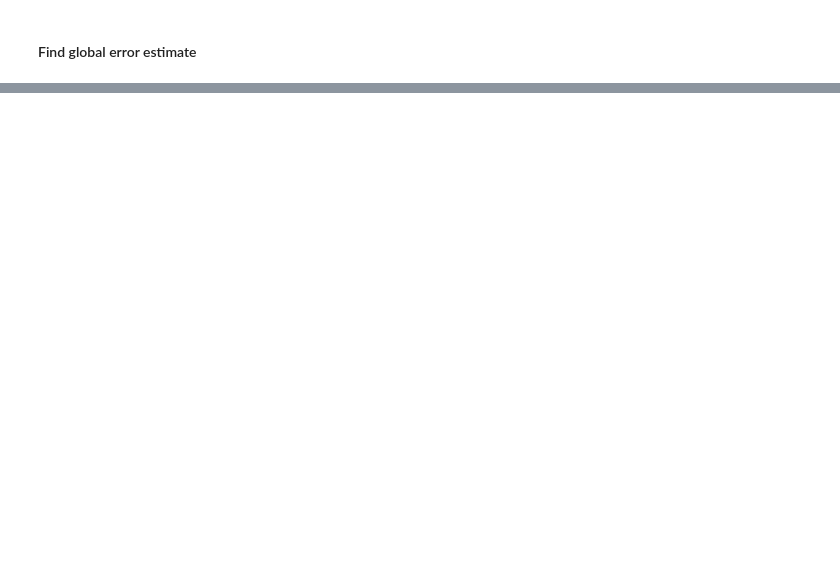
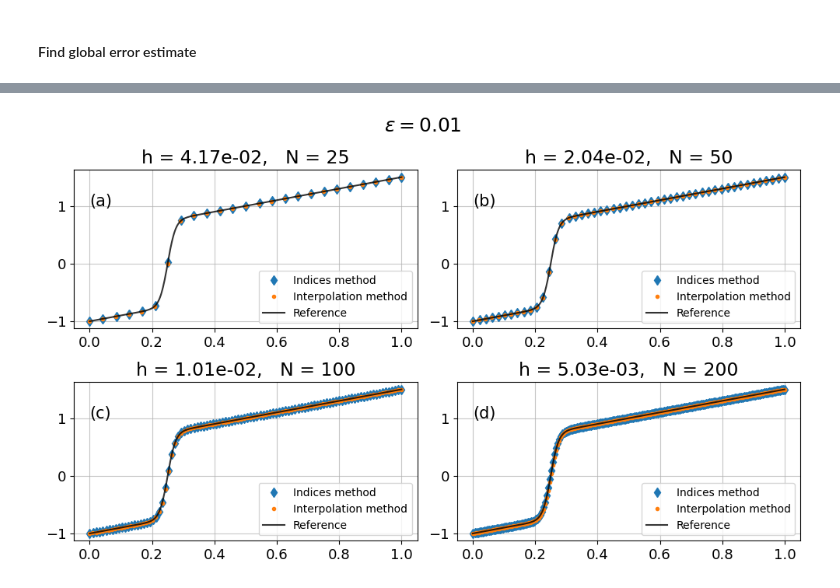
Before and after one commit to BastianValhoj/02687, a Jupyter notebook: assignment1/exercise2.ipynb, the cells around one changed output, grey strips where cells are left out. Drawn from its saved outputs; the diff is of its cells as text; code cells hidden in the pictures; blank space fills up the shorter version.

```diff
--- a/assignment1/exercise2.ipynb
+++ b/assignment1/exercise2.ipynb
@@ -498,0 +516,16 @@ ValueError: operands could not be broadcast together with shapes (50,) (600,)
+# %%
+# Comparing the methods above
+fig, ax = plt.subplots(2,2, figsize=(10,6))
+ax = ax.flatten()
+for i, (h, ts_h, u_h) in enumerate(solutions[:-1]):
+    u_interp = np.interp(ts_h, ts_ref, u_ref)
+    indices = np.searchsorted(ts_ref, ts_h)
+    ax[i].plot(ts_ref[indices], u_ref[indices], "d", label="Indices method")
+    ax[i].plot(ts_h, u_interp, ".", label="Interpolation method")
+    ax[i].plot(ts_ref, u_ref, "k-", label="Reference", alpha=0.8)
+    plot_params(ax[i], subfig_label=LABELS[i], label=f"{h = :.2e},   N = {len(ts_h)}", labelsize=LABELSIZE)
+
+fig.suptitle(rf"$\epsilon = {epsilon}$", size=LABELSIZE+3)
+fig.tight_layout()
+# %% [output]
+[figure, added]
```
Also changed, not shown: parts of 16 cells of this notebook.
